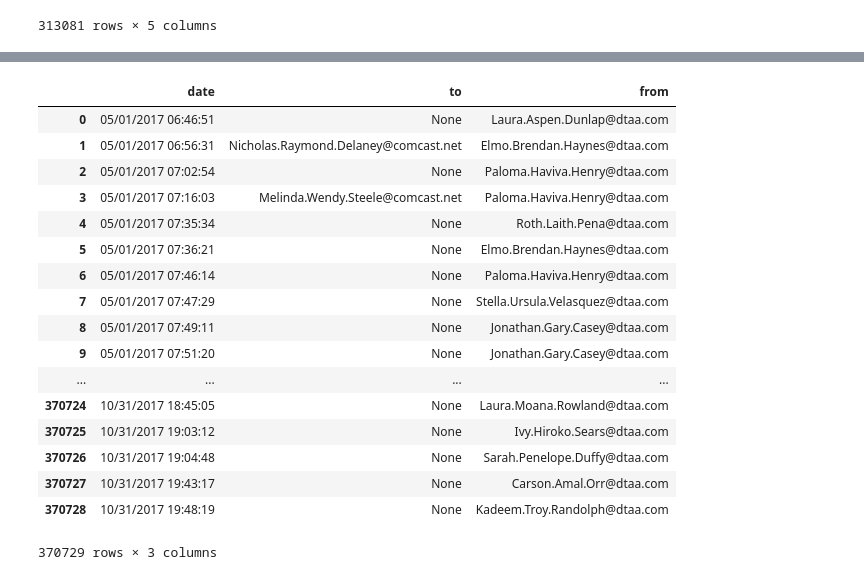
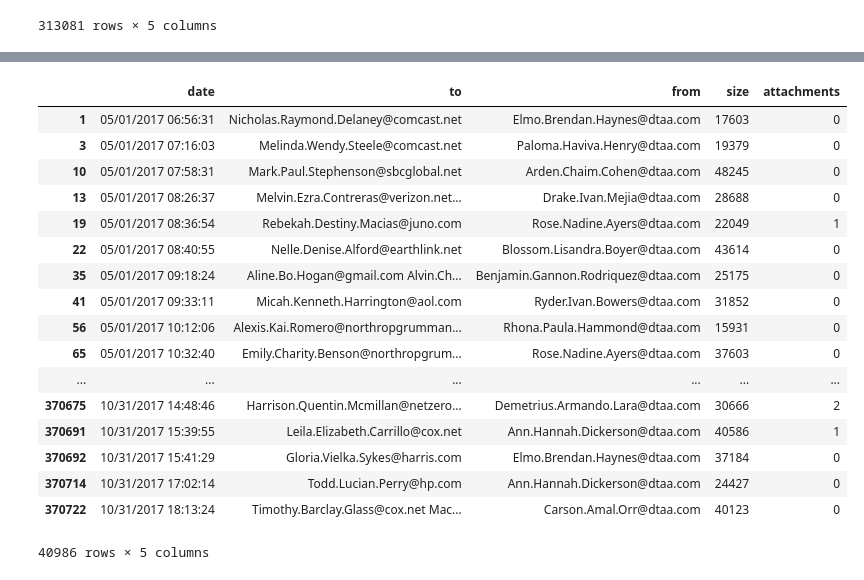
Before and after one commit to joseph97git/cmda-3654-project, a Jupyter notebook: katbird_TermProject.ipynb, the cells around one changed output, grey strips where cells are left out. Saved outputs shown, nothing was run; the diff lists cells and outputs as text; code cells hidden in the pictures.

```diff
--- a/katbird_TermProject.ipynb
+++ b/katbird_TermProject.ipynb
@@ -118,6 +140,6 @@ logons
 # %%
 #create table of emails sent to outside email address
 #split on ; and split on @ and look for not dtaa.com
-table = emails.iloc[:,1:4]
+table = emails.iloc[:,1:]
 table
 # %% [output]
@@ -142,26 +164,28 @@ table
 # %%
-table.to.apply(lambda t: t.split(";"))
+table.to = table.to.apply(lambda t: t.replace(';', ' '))
+
 def emailFilter(email):
     if "@dtaa.com" not in email:
         return email
 table.to = table.to.apply(lambda t: emailFilter(t))
+table = table[table.to.notnull()]
 table
 # %% [output]
-|  | date | to | from |
-| 0 | 05/01/2017 06:46:51 | None | Laura.Aspen.Dunlap@dtaa.com |
-| 1 | 05/01/2017 06:56:31 | Nicholas.Raymond.Delaney@comcast.net | Elmo.Brendan.Haynes@dtaa.com |
-| 2 | 05/01/2017 07:02:54 | None | Paloma.Haviva.Henry@dtaa.com |
-| 3 | 05/01/2017 07:16:03 | Melinda.Wendy.Steele@comcast.net | Paloma.Haviva.Henry@dtaa.com |
-| 4 | 05/01/2017 07:35:34 | None | Roth.Laith.Pena@dtaa.com |
-| 5 | 05/01/2017 07:36:21 | None | Elmo.Brendan.Haynes@dtaa.com |
-| 6 | 05/01/2017 07:46:14 | None | Paloma.Haviva.Henry@dtaa.com |
-| 7 | 05/01/2017 07:47:29 | None | Stella.Ursula.Velasquez@dtaa.com |
-| 8 | 05/01/2017 07:49:11 | None | Jonathan.Gary.Casey@dtaa.com |
-| 9 | 05/01/2017 07:51:20 | None | Jonathan.Gary.Casey@dtaa.com |
-| ... | ... | ... | ... |
-| 370724 | 10/31/2017 18:45:05 | None | Laura.Moana.Rowland@dtaa.com |
-| 370725 | 10/31/2017 19:03:12 | None | Ivy.Hiroko.Sears@dtaa.com |
-| 370726 | 10/31/2017 19:04:48 | None | Sarah.Penelope.Duffy@dtaa.com |
-| 370727 | 10/31/2017 19:43:17 | None | Carson.Amal.Orr@dtaa.com |
-| 370728 | 10/31/2017 19:48:19 | None | Kadeem.Troy.Randolph@dtaa.com |
+|  | date | to | from | size | attachments |
+| 1 | 05/01/2017 06:56:31 | Nicholas.Raymond.Delaney@comcast.net | Elmo.Brendan.Haynes@dtaa.com | 17603 | 0 |
+| 3 | 05/01/2017 07:16:03 | Melinda.Wendy.Steele@comcast.net | Paloma.Haviva.Henry@dtaa.com | 19379 | 0 |
+| 10 | 05/01/2017 07:58:31 | Mark.Paul.Stephenson@sbcglobal.net | Arden.Chaim.Cohen@dtaa.com | 48245 | 0 |
+| 13 | 05/01/2017 08:26:37 | Melvin.Ezra.Contreras@verizon.net... | Drake.Ivan.Mejia@dtaa.com | 28688 | 0 |
+| 19 | 05/01/2017 08:36:54 | Rebekah.Destiny.Macias@juno.com | Rose.Nadine.Ayers@dtaa.com | 22049 | 1 |
+| 22 | 05/01/2017 08:40:55 | Nelle.Denise.Alford@earthlink.net | Blossom.Lisandra.Boyer@dtaa.com | 43614 | 0 |
+| 35 | 05/01/2017 09:18:24 | Aline.Bo.Hogan@gmail.com Alvin.Ch... | Benjamin.Gannon.Rodriquez@dtaa.com | 25175 | 0 |
+| 41 | 05/01/2017 09:33:11 | Micah.Kenneth.Harrington@aol.com | Ryder.Ivan.Bowers@dtaa.com | 31852 | 0 |
+| 56 | 05/01/2017 10:12:06 | Alexis.Kai.Romero@northropgrumman... | Rhona.Paula.Hammond@dtaa.com | 15931 | 0 |
+| 65 | 05/01/2017 10:32:40 | Emily.Charity.Benson@northropgrum... | Rose.Nadine.Ayers@dtaa.com | 37603 | 0 |
+| ... | ... | ... | ... | ... | ... |
+| 370675 | 10/31/2017 14:48:46 | Harrison.Quentin.Mcmillan@netzero... | Demetrius.Armando.Lara@dtaa.com | 30666 | 2 |
+| 370691 | 10/31/2017 15:39:55 | Leila.Elizabeth.Carrillo@cox.net | Ann.Hannah.Dickerson@dtaa.com | 40586 | 1 |
+| 370692 | 10/31/2017 15:41:29 | Gloria.Vielka.Sykes@harris.com | Elmo.Brendan.Haynes@dtaa.com | 37184 | 0 |
+| 370714 | 10/31/2017 17:02:14 | Todd.Lucian.Perry@hp.com | Ann.Hannah.Dickerson@dtaa.com | 24427 | 0 |
+| 370722 | 10/31/2017 18:13:24 | Timothy.Barclay.Glass@cox.net Mac... | Carson.Amal.Orr@dtaa.com | 40123 | 0 |
-370729 rows × 3 columns
+40986 rows × 5 columns
```
Also changed, not shown: parts of 26 cells of this notebook.
